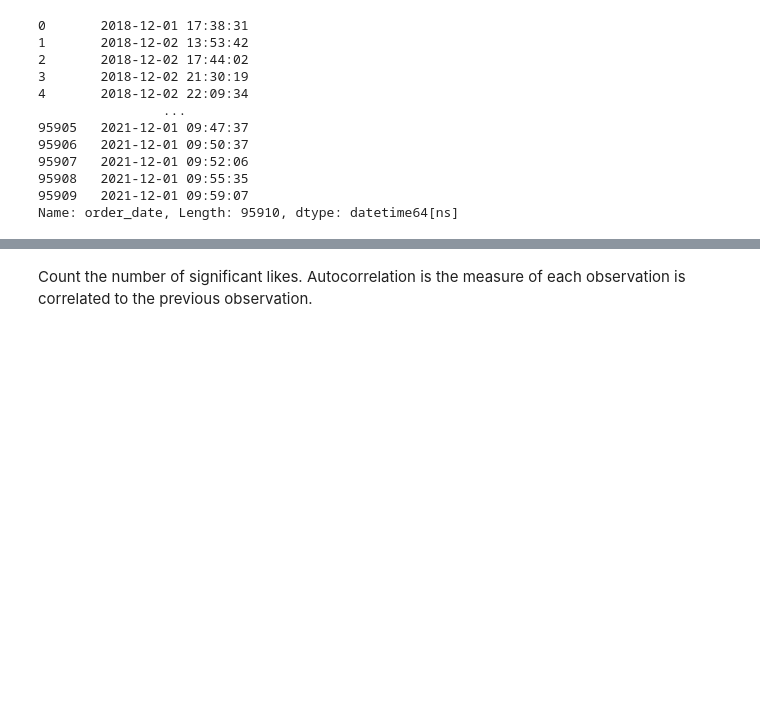
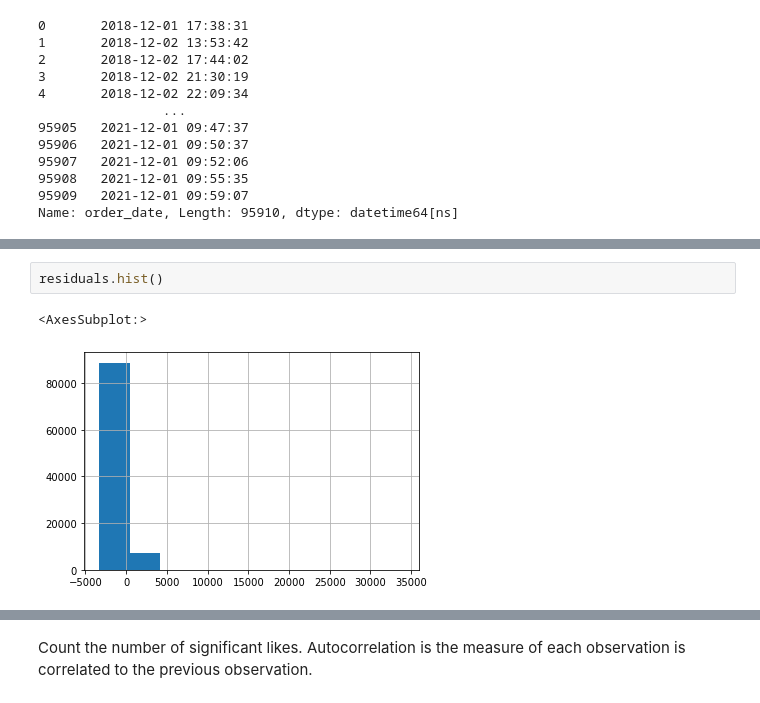
Before and after one commit to dantonprestes/CA_Integrated, a Jupyter notebook: Question 1.ipynb, the cells around one changed output, grey strips where cells are left out. Drawn from its saved outputs; the diff is of its cells as text; blank space fills up the shorter version.

```diff
--- a/Question 1.ipynb
+++ b/Question 1.ipynb
@@ -211,0 +362,5 @@ df['order_date'].plot();
+# %%
+residuals.hist()
+# %% [output]
+<AxesSubplot:>
+[figure, added]
```
Also changed, not shown: parts of 53 cells of this notebook, 6 other files.
